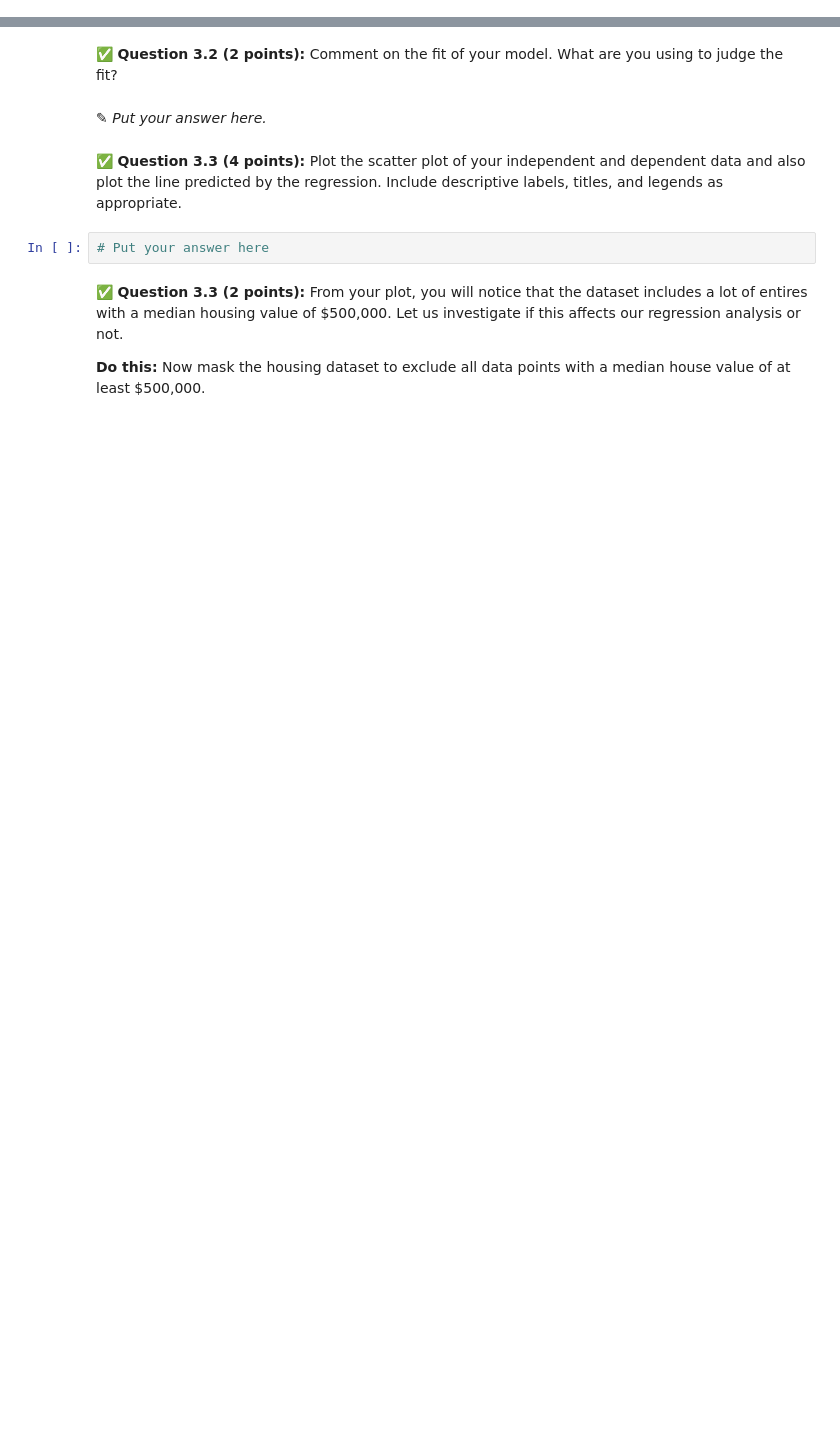
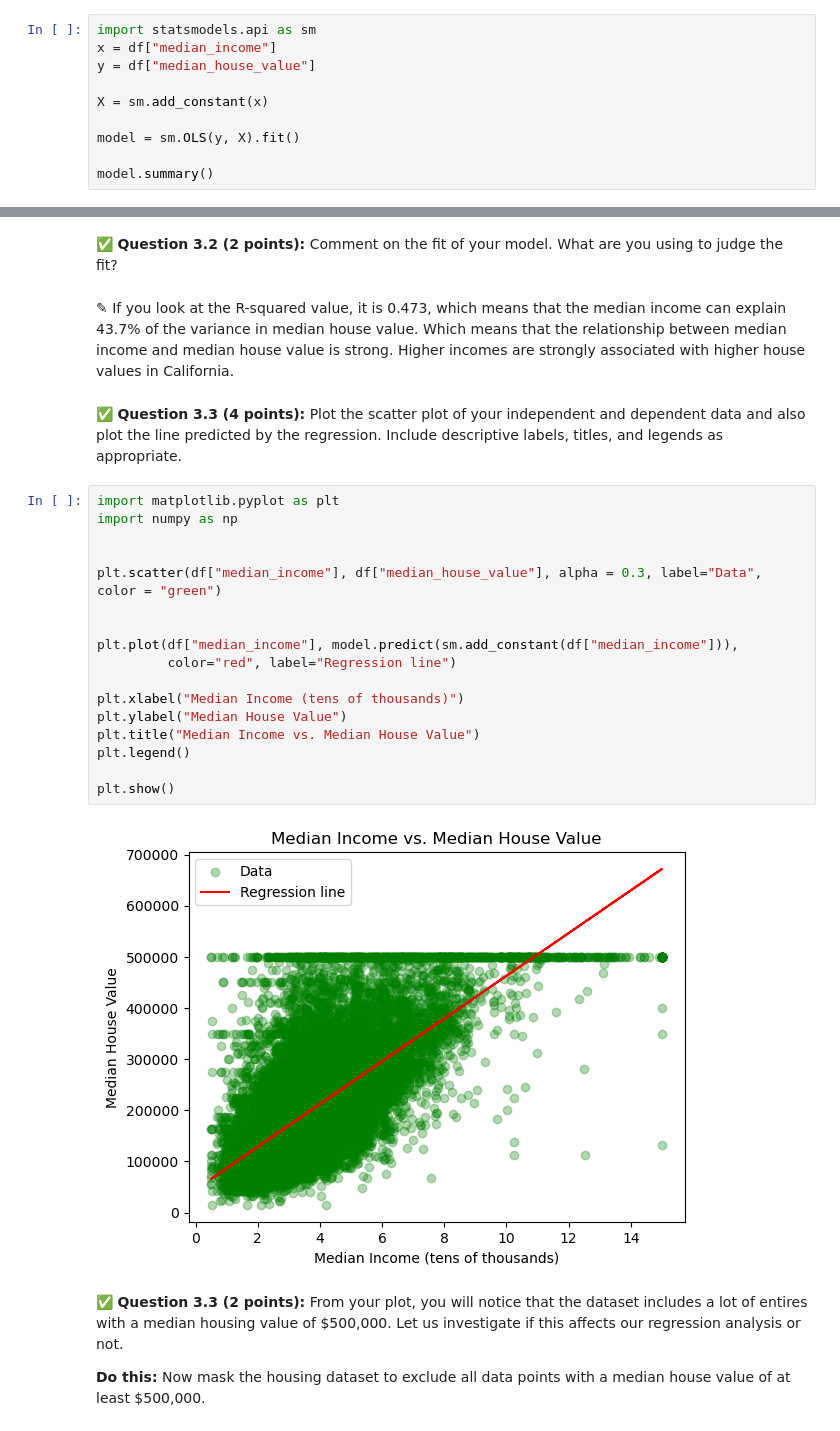
Before and after one commit to winbergd/cmse202-f25-turnin, a Jupyter notebook: hw-03/HW3_CMSE202.ipynb, the cells around one changed output, grey strips where cells are left out. Drawn from its saved outputs; the diff is of its cells as text; blank space fills up the shorter version.

```diff
--- a/hw-03/HW3_CMSE202.ipynb
+++ b/hw-03/HW3_CMSE202.ipynb
@@ -205,0 +204,10 @@ In this part, we'll perform some one-variable linear regression analysis on the
+# %%
+import statsmodels.api as sm
+x = df["median_income"]
+y = df["median_house_value"]
+
+X = sm.add_constant(x)
+
+model = sm.OLS(y, X).fit()
+
+model.summary()
@@ -206,11 +234,28 @@ In this part, we'll perform some one-variable linear regression analysis on the
 # %% [markdown]
 &#9989; **Question 3.2 (2 points):** Comment on the fit of your model. What are you using to judge the fit?
-# %% [markdown]
-<font size=+3>&#9998;</font>  _Put your answer here._
+# %% [markdown]
+<font size=+3>&#9998;</font>  If you look at the R-squared value, it is 0.473, which means that the median income can explain 43.7% of the variance in median house value. Which means that the relationship between median income and median house value is strong. Higher incomes are strongly associated with higher house values in California.
 # %% [markdown]
 &#9989; **Question 3.3 (4 points):** Plot the scatter plot of your independent and dependent data and also plot the line predicted by the regression. Include descriptive labels, titles, and legends as appropriate.
-# %%
-# Put your answer here
+# %%
+import matplotlib.pyplot as plt
+import numpy as np
+
+
+plt.scatter(df["median_income"], df["median_house_value"], alpha = 0.3, label="Data", color = "green")
+
+
+plt.plot(df["median_income"], model.predict(sm.add_constant(df["median_income"])),
+         color="red", label="Regression line")
+
+plt.xlabel("Median Income (tens of thousands)")
+plt.ylabel("Median House Value")
+plt.title("Median Income vs. Median House Value")
+plt.legend()
+
+plt.show()
+# %% [output]
+[figure, added]
 # %% [markdown]
 &#9989; **Question 3.3 (2 points):** From your plot, you will notice that the dataset includes a lot of entires with a median housing value of \$500,000. Let us investigate if this affects our regression analysis or not.
 
```
Also changed, not shown: parts of 10 cells of this notebook.
